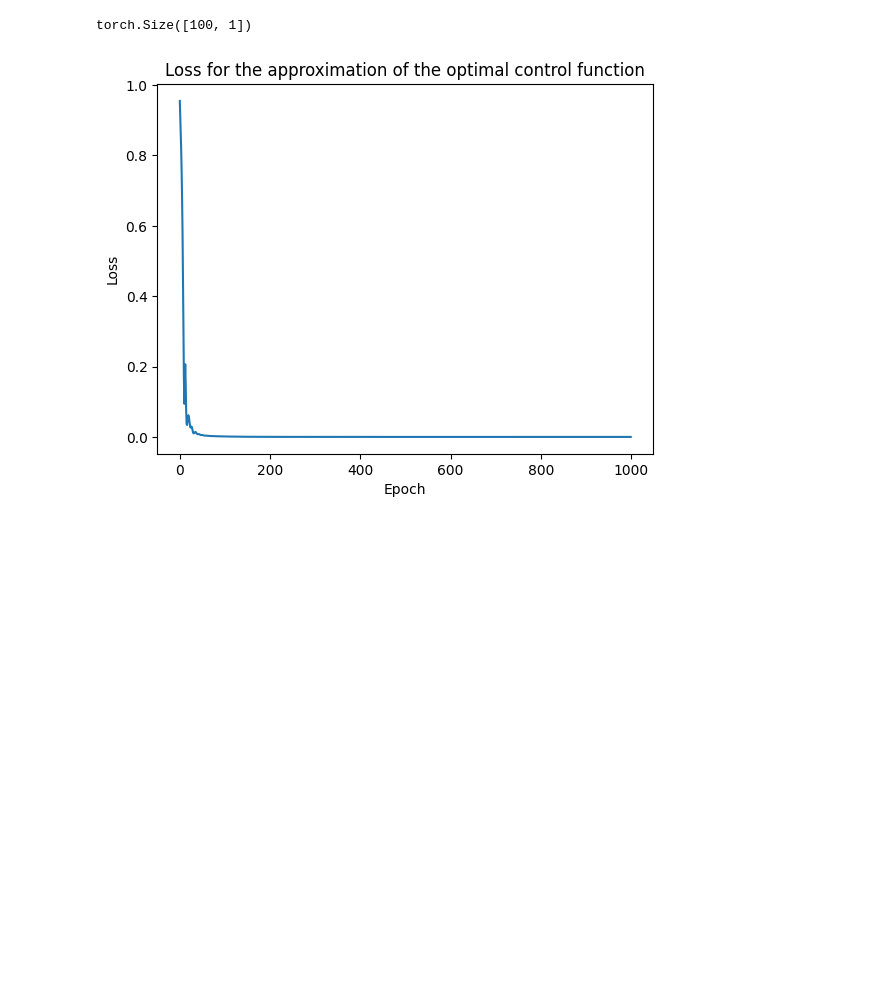
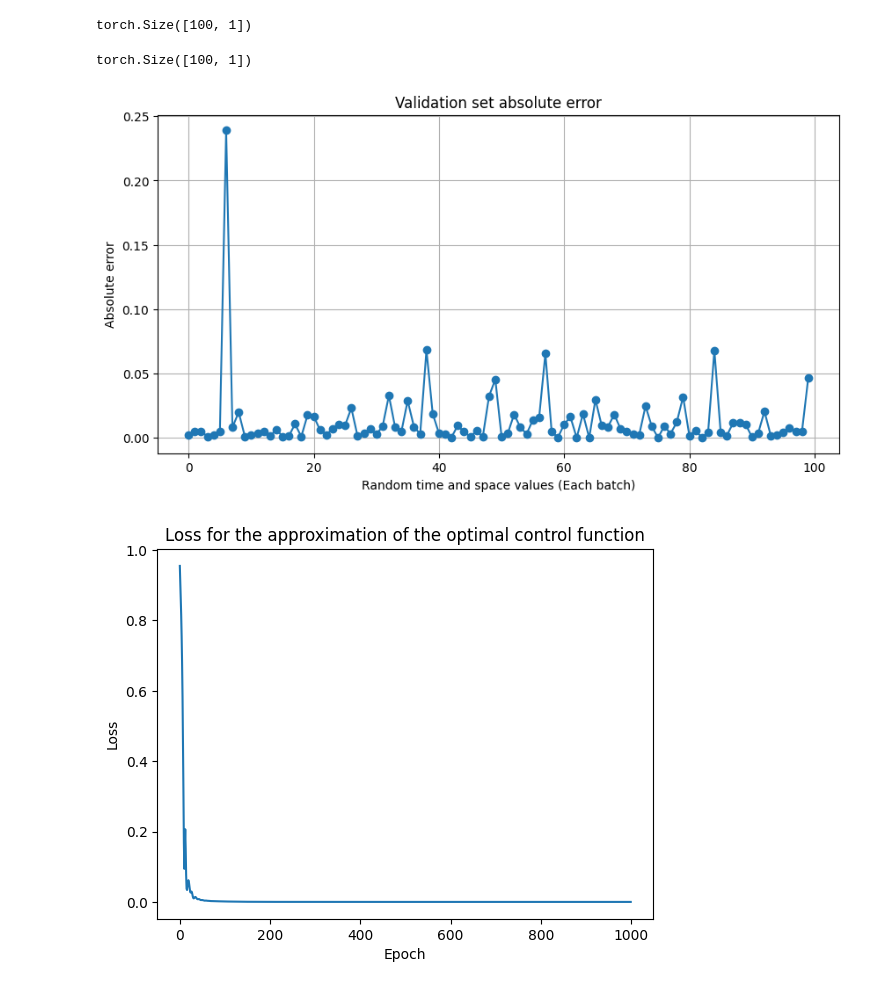
Before and after one commit to axelk99/SCDAA, a Jupyter notebook: Untitled.ipynb, the cells around one changed output. Drawn from its saved outputs; the diff is of its cells as text; code cells hidden in the pictures; blank space fills up the shorter version.

Commit message:
add absolute error for a validation set

```diff
--- a/Untitled.ipynb
+++ b/Untitled.ipynb
@@ -101,20 +98,20 @@ space = torch.rand(batch_size, 1, 2, dtype=torch.float64) * 6 - 3
 
 time = torch.rand(batch_size, dtype = torch.float64)
 
-
 v = LQR.calculate_value(time, space).float()
-
 
 v_mean = v.mean()
 v_std = v.std()
 v = (v-v_mean)/v_std
 v = v.unsqueeze(1).float()
 
+space_mean = space.mean()
+space_std = space.std()
+time_mean = time.mean()
+time_std = time.std()
 
-#space = torch.flatten(space, start_dim=1).float()
-
-space = (space-space.mean())/space.std()
-time = (time - time.mean())/time.std()
+space = (space-space_mean)/space_std
+time = (time - time_mean)/time_std
 
 time = time.unsqueeze(1).float()
 space = space.squeeze(1).float()
@@ -169,6 +164,41 @@ output.shape
 [figure]
 [figure]
 torch.Size([100, 1])
+# %%
+space_val = torch.rand(batch_size, 1, 2, dtype=torch.float64) * 6 - 3
+
+time_val = torch.rand(batch_size, dtype = torch.float64)
+
+v_val = LQR.calculate_value(time_val, space_val).float()
+
+v_val = (v_val-v_mean)/v_std
+v_val = v_val.unsqueeze(1).float()
+
+space_val = (space_val- space_mean)/space_std
+time_val = (time_val - time_mean)/time_std
+
+# Pass validation data through the model
+output_val = model(time_val.unsqueeze(1).float(), space_val.squeeze(1).float())
+
+print(output_val.shape)
+
+# Compute loss for validation set
+loss_val = torch.abs(output_val - v_val)
+
+
+# Plot the loss
+plt.figure(figsize=(10, 5))
+plt.plot(loss_val.detach().numpy(), label='Validation Loss', marker='o')
+#plt.plot(output_val.detach().numpy(), label = 'Neural network')
+#plt.plot(v_val, label = 'Value')
+plt.title('Validation set absolute error')
+plt.xlabel('Random time and space values (Each batch)')
+plt.ylabel('Absolute error')
+plt.grid(True)
+plt.show()
+# %% [output]
+torch.Size([100, 1])
+[figure, added]
 # %%
 
 batch_size = 100
```
Also changed, not shown: parts of 4 cells of this notebook.
